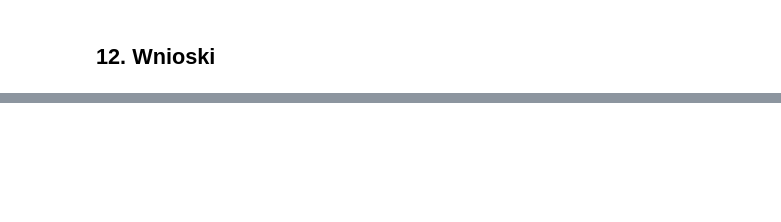
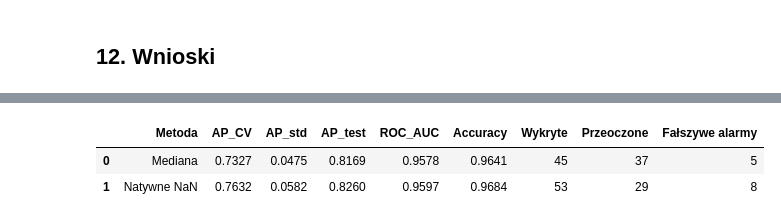
Before and after one commit to marczyz/Projekt_inzynierski-main, a Jupyter notebook: Bankructwo Polskie firmy/modele/Porownanie_4_modeli_ML_64_wskazniki.ipynb, the cells around one changed output, grey strips where cells are left out. Saved outputs shown, nothing was run; the diff lists cells and outputs as text; code cells hidden in the pictures; blank space fills up the shorter version.

```diff
--- a/Bankructwo Polskie firmy/modele/Porownanie_4_modeli_ML_64_wskazniki.ipynb
+++ b/Bankructwo Polskie firmy/modele/Porownanie_4_modeli_ML_64_wskazniki.ipynb
@@ -286,0 +301,34 @@ Najlepszy model (CV): HistGradientBoosting
+# %%
+
+warianty = {
+    "Mediana": zbuduj("XGBoost", "mediana"),
+    "Natywne NaN": clone(modele["XGBoost"])
+}
+
+wyniki = []
+
+for nazwa, model in warianty.items():
+    s = cross_validate(model, X_train, y_train, cv=cv,
+                       scoring=metryki, n_jobs=1)
+
+    model.fit(X_train, y_train)
+    p = model.predict_proba(X_test)[:, 1]
+    pred = p >= 0.5
+
+    wyniki.append({
+        "Metoda": nazwa,
+        "AP_CV": s["test_AP"].mean(),
+        "AP_std": s["test_AP"].std(),
+        "AP_test": average_precision_score(y_test, p),
+        "ROC_AUC": roc_auc_score(y_test, p),
+        "Accuracy": (pred == y_test).mean(),
+        "Wykryte": ((pred == 1) & (y_test == 1)).sum(),
+        "Przeoczone": ((pred == 0) & (y_test == 1)).sum(),
+        "Fałszywe alarmy": ((pred == 1) & (y_test == 0)).sum()
+    })
+
+display(pd.DataFrame(wyniki).round(4))
+# %% [output]
+|  | Metoda | AP_CV | AP_std | AP_test | ROC_AUC | Accuracy | Wykryte | Przeoczone | Fałszywe alarmy |
+| 0 | Mediana | 0.7327 | 0.0475 | 0.8169 | 0.9578 | 0.9641 | 45 | 37 | 5 |
+| 1 | Natywne NaN | 0.7632 | 0.0582 | 0.8260 | 0.9597 | 0.9684 | 53 | 29 | 8 |
```
Also changed, not shown: parts of 25 cells of this notebook.
